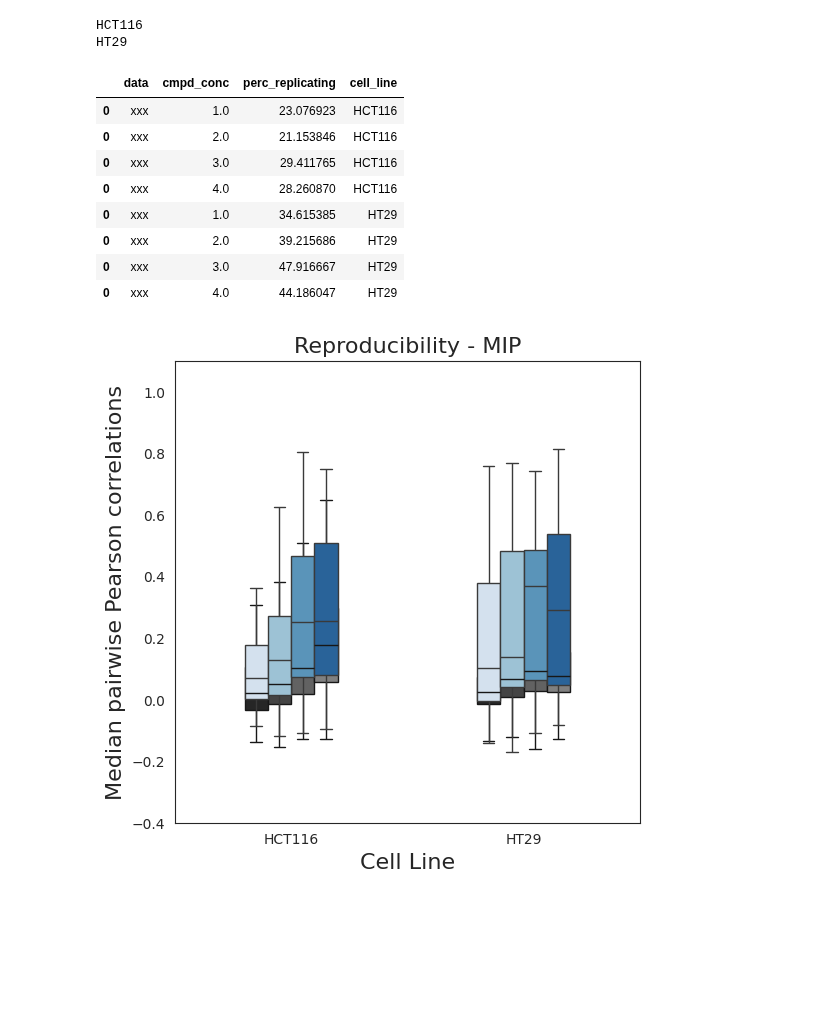
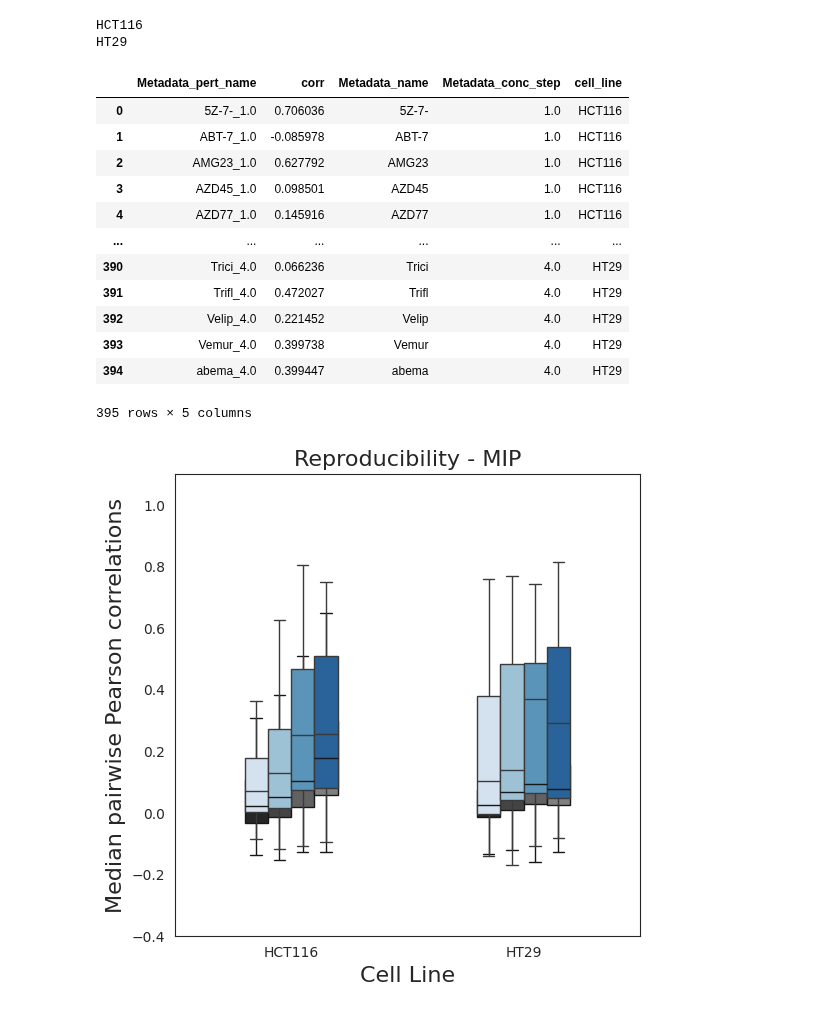
Before and after one commit to pharmbio/colopaint3D, a Jupyter notebook: spher_colo52_v1/3_Figure3/PercentReplicating/3_PercentReplicating.ipynb, the cells around one changed output. Saved outputs shown, nothing was run; the diff lists cells and outputs as text; code cells hidden in the pictures; blank space fills up the shorter version.

```diff
--- a/spher_colo52_v1/3_Figure3/PercentReplicating/3_PercentReplicating.ipynb
+++ b/spher_colo52_v1/3_Figure3/PercentReplicating/3_PercentReplicating.ipynb
@@ -204,18 +204,22 @@ for cell_line in cell_lines:
 # %% [output]
 HCT116
 HT29
-# %%
-pr
-# %% [output]
-|  | data | cmpd_conc | perc_replicating | cell_line |
-| 0 | xxx | 1.0 | 23.076923 | HCT116 |
-| 0 | xxx | 2.0 | 21.153846 | HCT116 |
-| 0 | xxx | 3.0 | 29.411765 | HCT116 |
-| 0 | xxx | 4.0 | 28.260870 | HCT116 |
-| 0 | xxx | 1.0 | 34.615385 | HT29 |
-| 0 | xxx | 2.0 | 39.215686 | HT29 |
-| 0 | xxx | 3.0 | 47.916667 | HT29 |
-| 0 | xxx | 4.0 | 44.186047 | HT29 |
+# %%
+corr_dist_all
+# %% [output]
+|  | Metadata_pert_name | corr | Metadata_name | Metadata_conc_step | cell_line |
+| 0 | 5Z-7-_1.0 | 0.706036 | 5Z-7- | 1.0 | HCT116 |
+| 1 | ABT-7_1.0 | -0.085978 | ABT-7 | 1.0 | HCT116 |
+| 2 | AMG23_1.0 | 0.627792 | AMG23 | 1.0 | HCT116 |
+| 3 | AZD45_1.0 | 0.098501 | AZD45 | 1.0 | HCT116 |
+| 4 | AZD77_1.0 | 0.145916 | AZD77 | 1.0 | HCT116 |
+| ... | ... | ... | ... | ... | ... |
+| 390 | Trici_4.0 | 0.066236 | Trici | 4.0 | HT29 |
+| 391 | Trifl_4.0 | 0.472027 | Trifl | 4.0 | HT29 |
+| 392 | Velip_4.0 | 0.221452 | Velip | 4.0 | HT29 |
+| 393 | Vemur_4.0 | 0.399738 | Vemur | 4.0 | HT29 |
+| 394 | abema_4.0 | 0.399447 | abema | 4.0 | HT29 |
+395 rows × 5 columns
 # %%
 # Plot the data in a boxplot
 corr_dist_all = corr_dist_all.reset_index(drop=True)
```
Also changed, not shown: parts of 1 cell of this notebook, 16 other files.
